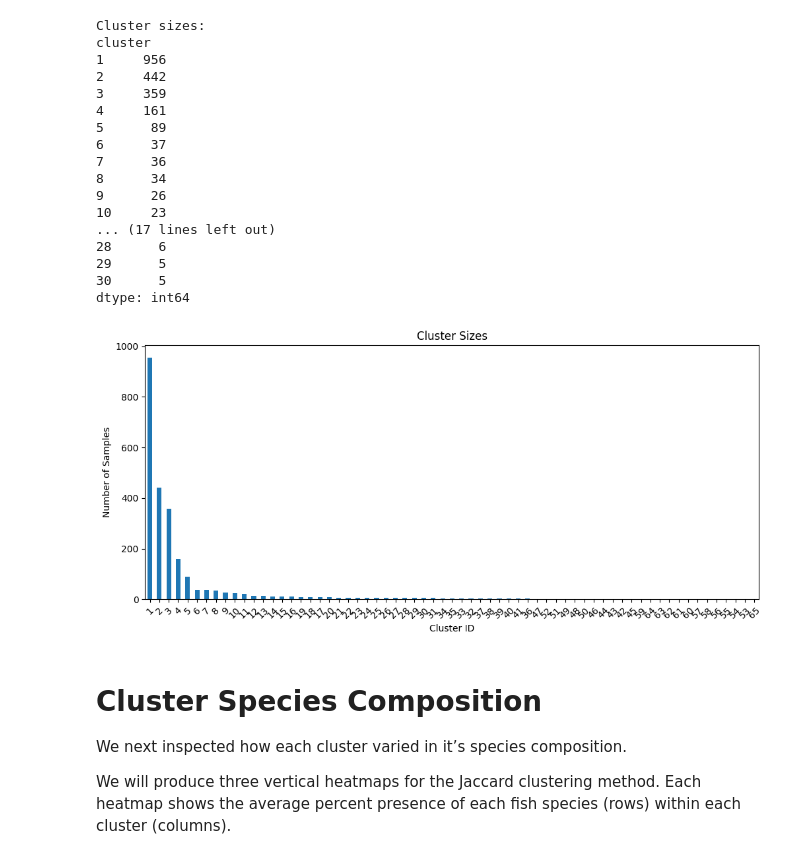
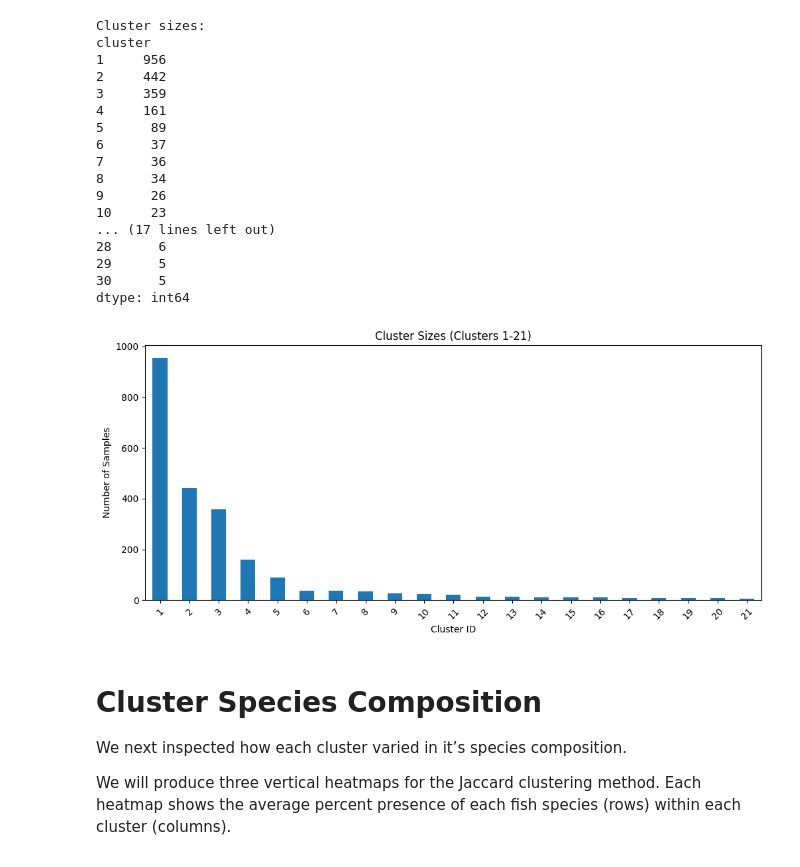
Before and after one commit to jppeirce/ltrm_fish, a Jupyter notebook: 3cluster_visualization.ipynb, the cells around one changed output. Saved outputs shown, nothing was run; the diff lists cells and outputs as text; code cells hidden in the pictures.

```diff
--- a/3cluster_visualization.ipynb
+++ b/3cluster_visualization.ipynb
@@ -24,36 +24,39 @@ fish_explore = fish_df_cluster1 # fish_df or fish_df_large or fish_df_top2
 # %%
 # Summary of clusters
 cluster_summary = df_explore.groupby('cluster').size().sort_values(ascending=False)
 print(f"\nCluster sizes:")
 print(cluster_summary.head(30))
 
+# Filter to only clusters 1-21
+clusters_to_show = range(1, 22)
+cluster_summary_filtered = cluster_summary[cluster_summary.index.isin(clusters_to_show)].sort_index()
+
 # Visualize cluster size distribution
 plt.figure(figsize=(12, 5))
-cluster_summary.plot(kind='bar')
+cluster_summary_filtered.plot(kind='bar')
 plt.xlabel('Cluster ID')
 plt.ylabel('Number of Samples')
-plt.title('Cluster Sizes')
+plt.title('Cluster Sizes (Clusters 1-21)')
 plt.xticks(rotation=45);
-#print(agg_df.groupby('cluster').size())
 # %% [output]
 Cluster sizes:
 cluster
 1     956
 2     442
 3     359
 4     161
 5      89
 6      37
 7      36
 8      34
 9      26
 10     23
 ... (17 lines left out)
 28      6
 29      5
 30      5
 dtype: int64
-[figure, old version]
+[figure, new version]
 # %% [markdown]
 # Cluster Species Composition
 
```
Also changed, not shown: parts of 22 cells of this notebook, 5 other files.
